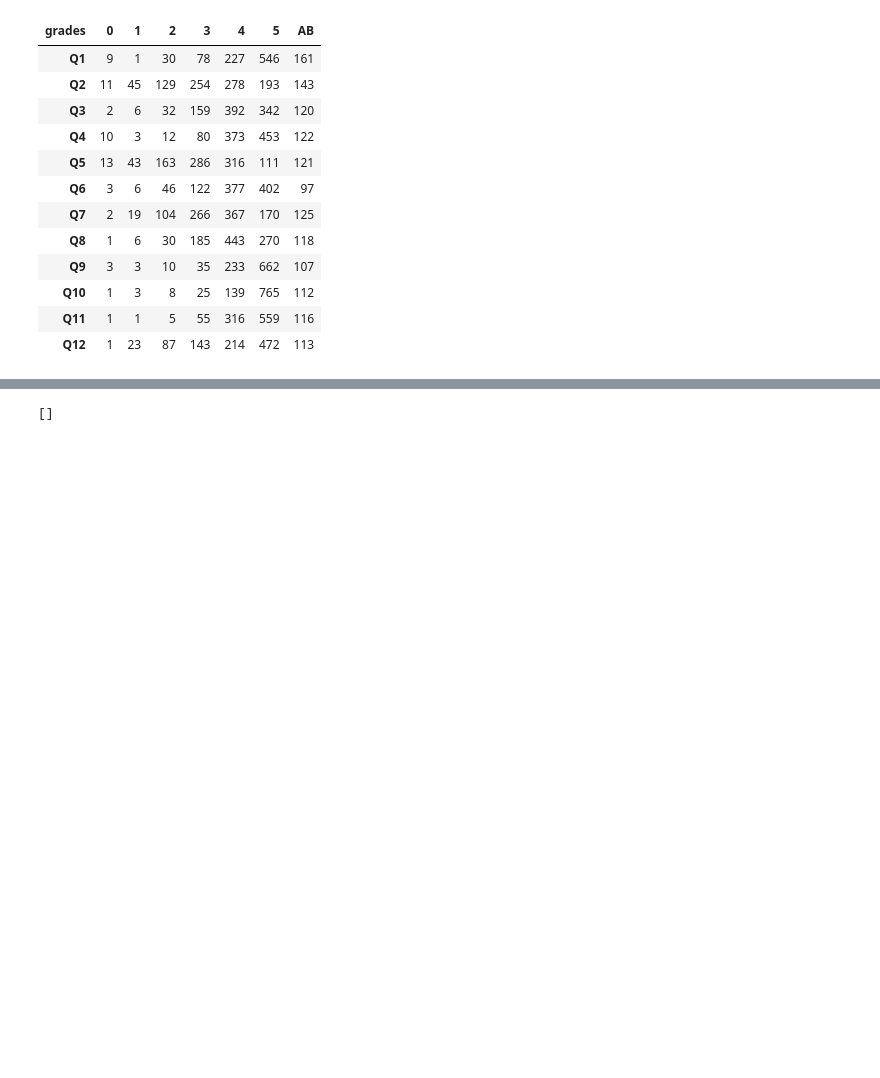
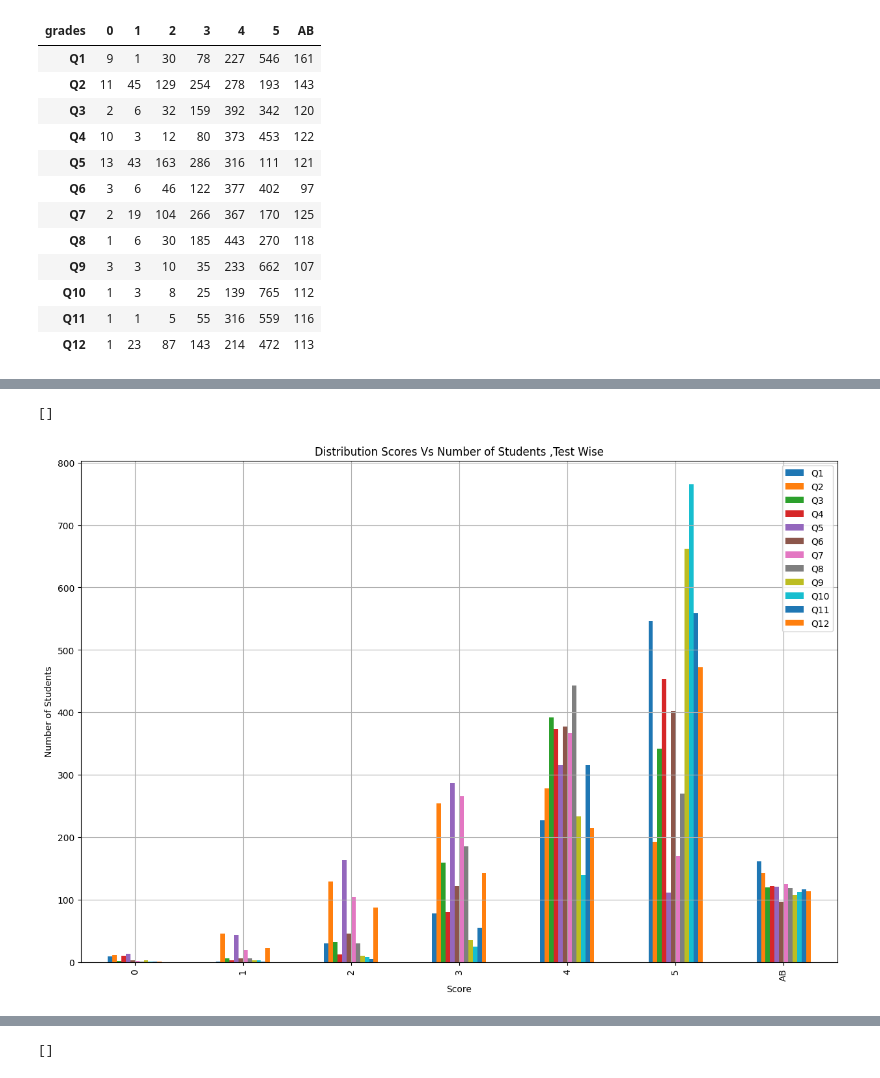
Before and after one commit to Foxtrot123-png/Kraggle, a Jupyter notebook: student-quiz-mark.ipynb, the cells around one changed output, grey strips where cells are left out. Drawn from its saved outputs; the diff is of its cells as text; code cells hidden in the pictures; blank space fills up the shorter version.

```diff
--- a/student-quiz-mark.ipynb
+++ b/student-quiz-mark.ipynb
@@ -170,0 +171,12 @@ plt.plot()
+# %%
+
+df_1.plot(kind='bar',figsize=(15,10))
+plt.plot()
+plt.ylabel('Number of Students')
+plt.xlabel('Score')
+plt.title('Distribution Scores Vs Number of Students ,Test Wise')
+plt.grid()
+plt.plot()
+# %% [output]
+[]
+[figure, added]
```
Also changed, not shown: parts of 13 cells of this notebook.
